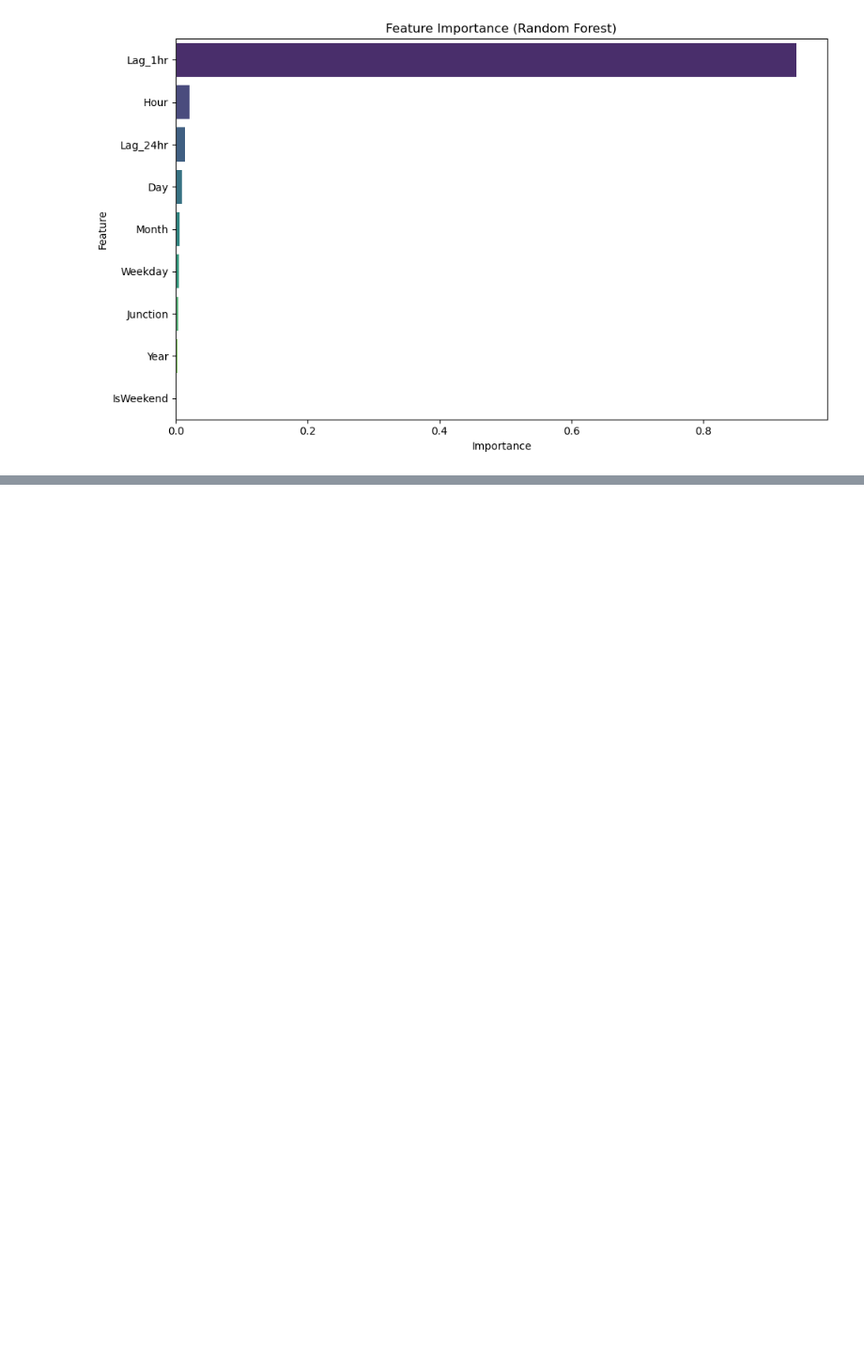
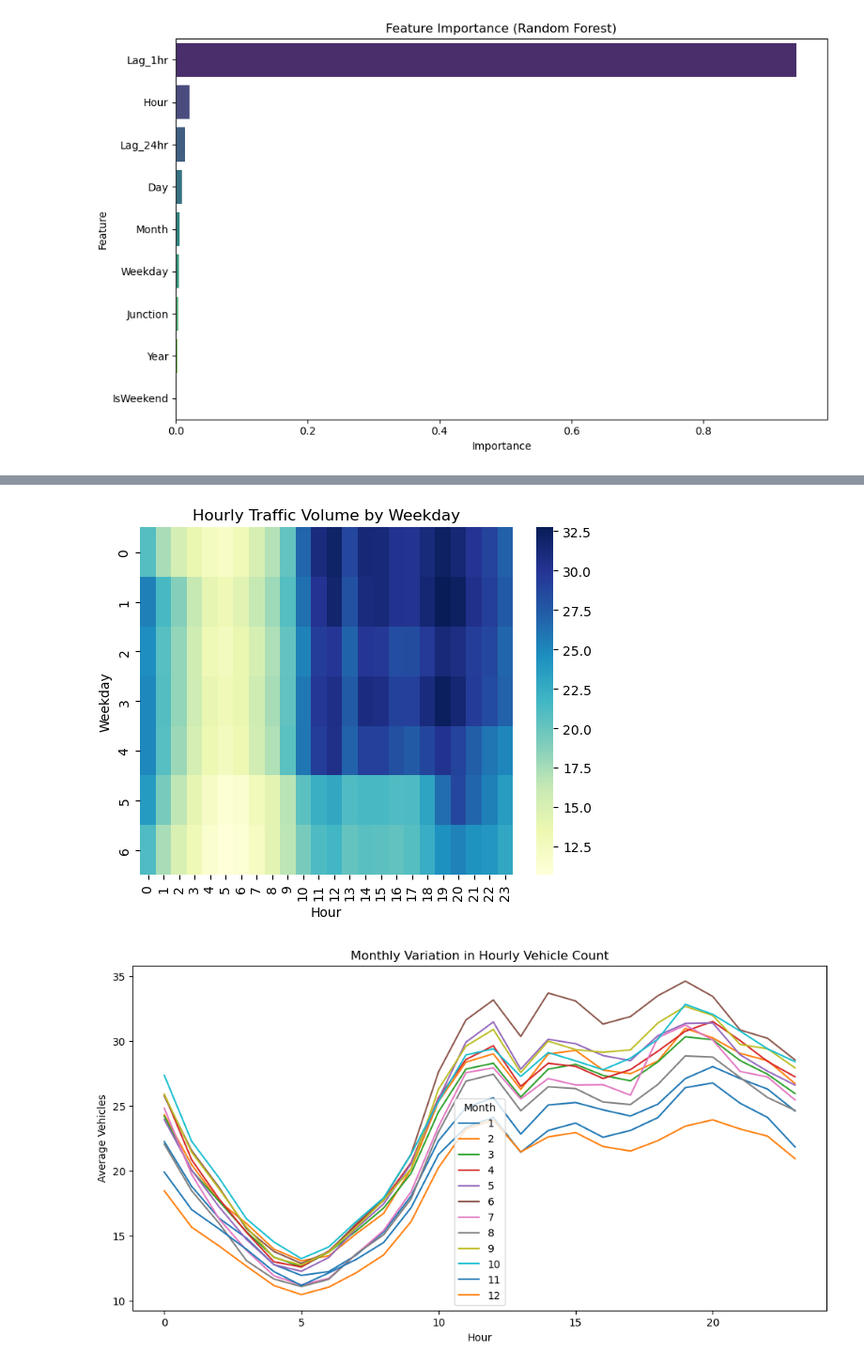
Before and after one commit to pavangade31/Mentorship_Project, a Jupyter notebook: Aggregated and Preprocessed Data_Gade Pavan Kumar Reddy.ipynb, the cells around one changed output, grey strips where cells are left out. Shown at 94% size. Drawn from its saved outputs; the diff is of its cells as text; code cells hidden in the pictures; blank space fills up the shorter version.

```diff
--- a/Aggregated and Preprocessed Data_Gade Pavan Kumar Reddy.ipynb
+++ b/Aggregated and Preprocessed Data_Gade Pavan Kumar Reddy.ipynb
@@ -118,0 +138,2 @@ plt.show()
+# %%
+df = pd.read_csv('Integrated_Dataset.csv')
@@ -118,0 +181,8 @@ plt.show()
+# %%
+# Day-wise pattern
+weekday_pattern = df.groupby(['Weekday', 'Hour'])['Vehicles'].mean().unstack()
+
+# Weekend comparison
+weekend_pattern = df.groupby(['IsWeekend', 'Hour'])['Vehicles'].mean().unstack()
+# %%
+monthly_pattern = df.groupby(['Month', 'Hour'])['Vehicles'].mean().unstack()
@@ -118,0 +249,21 @@ plt.show()
+# %%
+# Heatmap: Weekly pattern
+sns.heatmap(weekday_pattern, cmap='YlGnBu')
+plt.title("Hourly Traffic Volume by Weekday")
+plt.show()
+
+# Lineplot: Monthly
+monthly_pattern.T.plot(figsize=(12,6))
+plt.title("Monthly Variation in Hourly Vehicle Count")
+plt.xlabel("Hour")
+plt.ylabel("Average Vehicles")
+plt.legend(title='Month')
+plt.show()
+
+# Scatter: Weather effects
+sns.scatterplot(data=df, x='Temperature_C', y='Vehicles', hue='is_public_holiday')
+plt.title("Vehicle Count vs Temperature with Public Holiday Highlight")
+plt.show()
+# %% [output]
+[figure, added]
+[figure, added]
```
Also changed, not shown: parts of 15 cells of this notebook, 1 other file.
